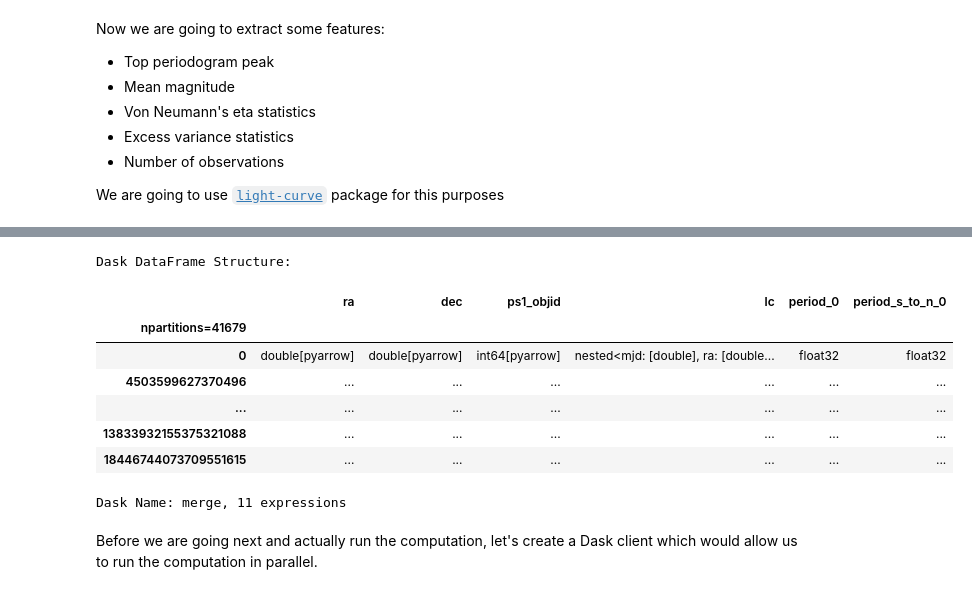
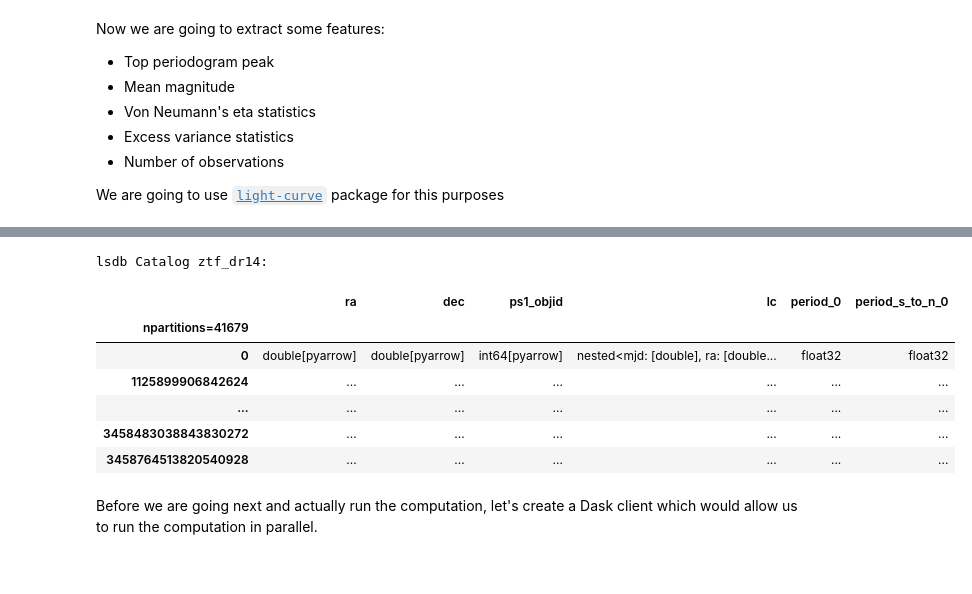
Before and after one commit to lincc-frameworks/notebooks_lf, a Jupyter notebook: ztf_periodogram/ztf_periodogram_PSC.ipynb, the cells around one changed output, grey strips where cells are left out. Saved outputs shown, nothing was run; the diff lists cells and outputs as text; code cells hidden in the pictures.

```diff
--- a/ztf_periodogram/ztf_periodogram_PSC.ipynb
+++ b/ztf_periodogram/ztf_periodogram_PSC.ipynb
@@ -84,18 +133,16 @@ from lsdb.core.search import ConeSearch
 search_area = None
 # %%
-#half_degree_catalogs_dir = "https://epyc.astro.washington.edu/~lincc-frameworks/half_degree_surveys/ztf/"
-# catalogs_dir = "https://epyc.astro.washington.edu/~lincc-frameworks/hipscat_surveys"
 # catalogs_dir = "/data3/epyc/data3/hipscat/catalogs/ztf_axs"
-catalogs_dir = "/ocean/projects/phy210048p/shared/hipscat/catalogs/ztf_axs"
+catalogs_dir = "/ocean/projects/phy210048p/shared/hats/catalogs/ztf_dr14"
 
 
-lsdb_object = read_hipscat(
-    f"{catalogs_dir}/ztf_dr14",
+object_catalog = read_hats(
+    f"{catalogs_dir}/ztf_object",
     columns=["ra", "dec", "ps1_objid"],
     search_filter=search_area,
 )
-lsdb_source = read_hipscat(
-    f"{catalogs_dir}/ztf_zource",
+source_catalog = read_hats(
+    f"{catalogs_dir}/ztf_source",
     columns=["mjd", "ra", "dec", "mag", "magerr", "band", "ps1_objid", "catflags"],
     search_filter=search_area,
 )
@@ -116,7 +163,10 @@ We need to merge these two catalogs to get the light curve data.
 It is done with LSDB's `.join_nested()` method which would give us a new catalog with a nested frame of ZTF sources. For this tutorial we'll just use the underlying nested dataframe for the rest of the analysis rather than the LSDB catalog directly.
 # %%
 # Nesting Sources into Object
-nested_ddf = lsdb_object.join_nested(lsdb_source, left_on="ps1_objid", right_on="ps1_objid", nested_column_name="lc")
-
-# TODO remove once have added LSDB wrappers for nested_dask (reduce, dropna, etc)
-nested_ddf = nested_ddf._ddf
+ztf_nested = object_catalog.join_nested(
+    source_catalog,
+    left_on="ps1_objid",
+    right_on="ps1_objid",
+    nested_column_name="lc",
+)
+ztf_nested
@@ -128,8 +187,8 @@ First, we plan the computation to convert the joined Dask DataFrame to a NestedF
 Now we filter our dataframe by the `catflags` column (0 flags correspond to the perfect observational conditions) and the `band` column to be equal to `r`.
 After filtering the detections, we are going to count the number of detections per object and keep only those objects with more than 10 detections.
 # %%
-r_band = nested_ddf.query("lc.catflags == 0 and lc.band == 'r'")
-nobs = r_band.reduce(np.size, "lc.mjd", meta={0: int}).rename(columns={0: "nobs"})
+r_band = ztf_nested.query("lc.catflags == 0 and lc.band == 'r'")
+nobs = r_band.reduce(lambda mjd: {"nobs": np.size(mjd)}, "lc.mjd", meta={"nobs": int})
 r_band = r_band[nobs["nobs"] > 10]
 r_band
 # %% [output]
@@ -182,13 +240,12 @@ def extract_features(mjd, mag, **kwargs):
     return dict(zip(extractor.names, features))
 
 
-features = r_band.reduce(
+r_band_w_features = r_band.reduce(
     extract_features,
     "lc.mjd",
     "lc.mag",
     meta={name: np.float32 for name in extractor.names},
+    append_columns=True,
 )
-
-df_w_features = r_band.join(features)
-df_w_features
+r_band_w_features
 # %% [output]
@@ -197,12 +254,11 @@ Wall time: 5min 5s
-Dask DataFrame Structure:
+lsdb Catalog ztf_dr14:
 |  | ra | dec | ps1_objid | lc | period_0 | period_s_to_n_0 |
 | npartitions=41679 |  |  |  |  |  |  |
 | 0 | double[pyarrow] | double[pyarrow] | int64[pyarrow] | nested<mjd: [double], ra: [double... | float32 | float32 |
-| 4503599627370496 | ... | ... | ... | ... | ... | ... |
+| 1125899906842624 | ... | ... | ... | ... | ... | ... |
 | ... | ... | ... | ... | ... | ... | ... |
-| 13833932155375321088 | ... | ... | ... | ... | ... | ... |
-| 18446744073709551615 | ... | ... | ... | ... | ... | ... |
+| 3458483038843830272 | ... | ... | ... | ... | ... | ... |
+| 3458764513820540928 | ... | ... | ... | ... | ... | ... |
-Dask Name: merge, 11 expressions
 # %% [markdown]
 Before we are going next and actually run the computation, let's create a Dask client which would allow us to run the computation in parallel.
 # %% [markdown]
```
Also changed, not shown: parts of 17 cells of this notebook.
